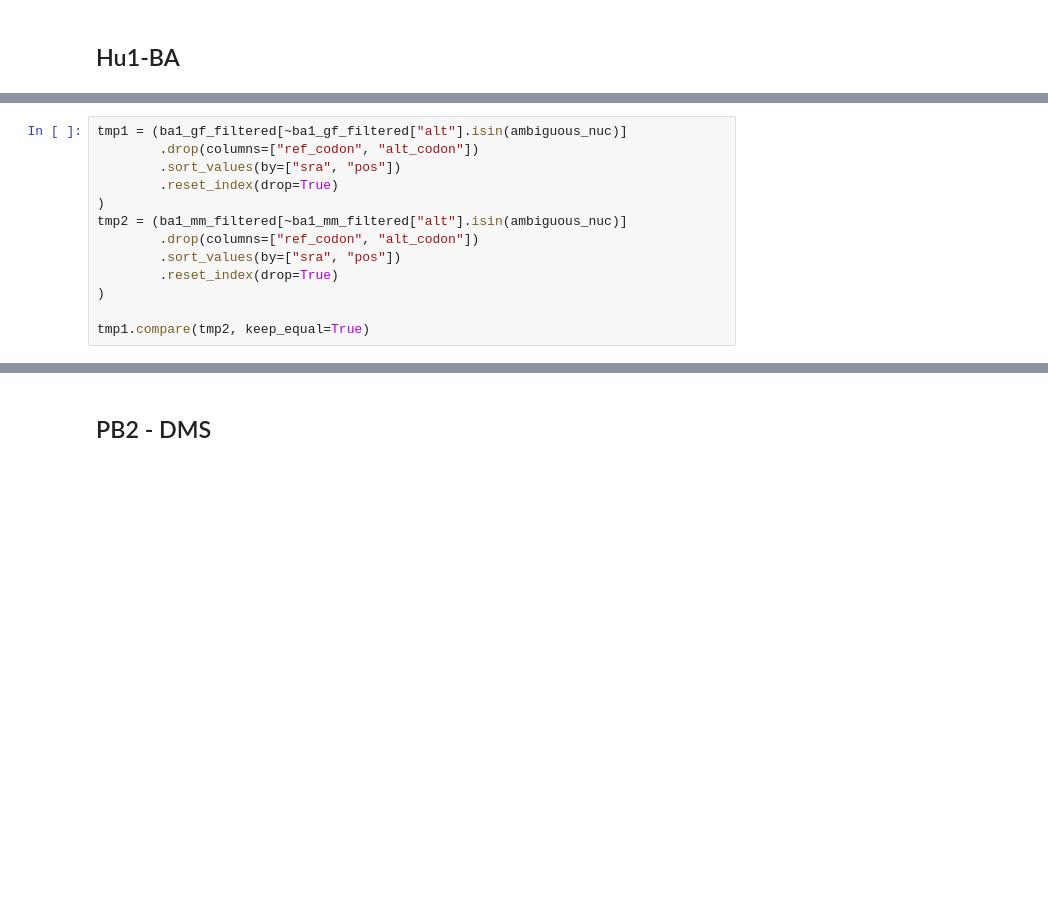
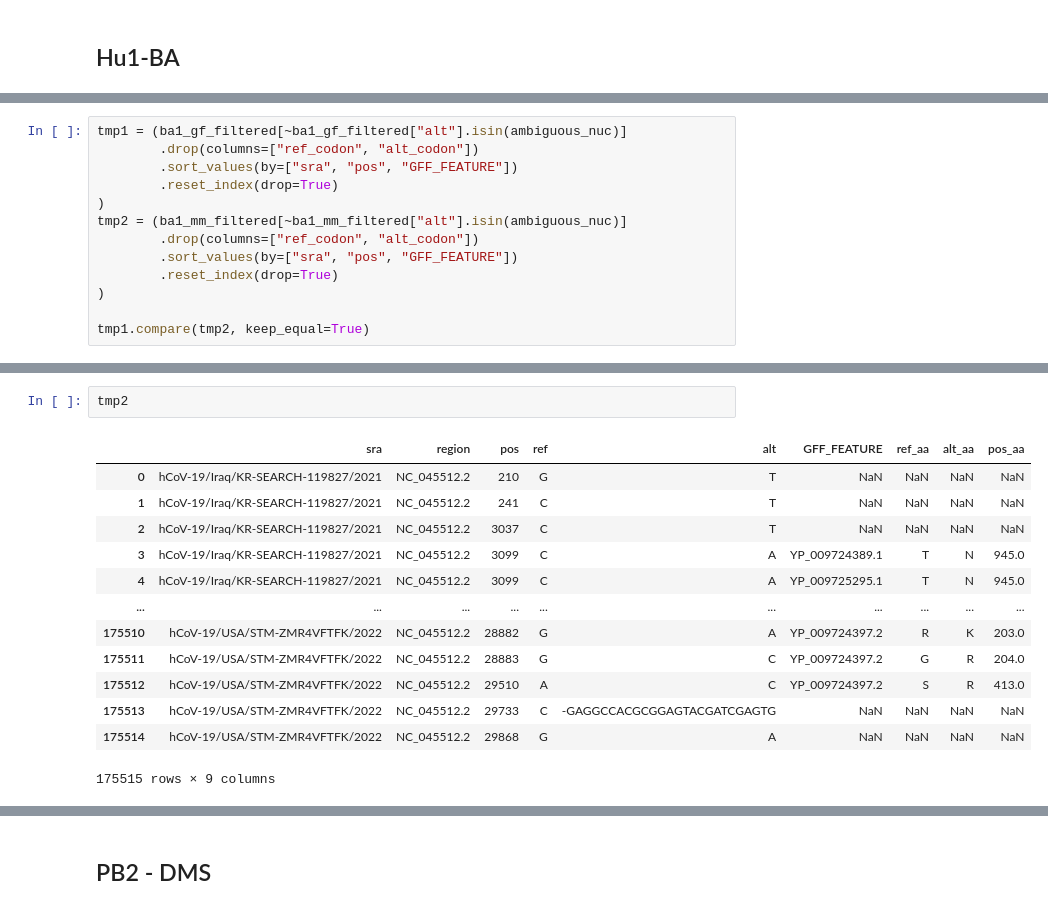
Before and after one commit to yutiachen5/bjorn_rep, a Jupyter notebook: output/sanity_check.ipynb, the cells around one changed output, grey strips where cells are left out. Cells and saved outputs as stored; diff of their text form; blank space fills up the shorter version.

```diff
--- a/output/sanity_check.ipynb
+++ b/output/sanity_check.ipynb
@@ -133,12 +125,12 @@ pos_mismatch.sort_values(by=["gap"], ascending=False)
 # %%
 tmp1 = (ba1_gf_filtered[~ba1_gf_filtered["alt"].isin(ambiguous_nuc)]
         .drop(columns=["ref_codon", "alt_codon"])
-        .sort_values(by=["sra", "pos"])
+        .sort_values(by=["sra", "pos", "GFF_FEATURE"])
         .reset_index(drop=True)
 )
 tmp2 = (ba1_mm_filtered[~ba1_mm_filtered["alt"].isin(ambiguous_nuc)]
         .drop(columns=["ref_codon", "alt_codon"])
-        .sort_values(by=["sra", "pos"])
+        .sort_values(by=["sra", "pos", "GFF_FEATURE"])
         .reset_index(drop=True)
 )
 
@@ -161,3 +147,19 @@ tmp1.compare(tmp2, keep_equal=True)
+# %%
+tmp2
+# %% [output]
+|  | sra | region | pos | ref | alt | GFF_FEATURE | ref_aa | alt_aa | pos_aa |
+| 0 | hCoV-19/Iraq/KR-SEARCH-119827/2021 | NC_045512.2 | 210 | G | T | NaN | NaN | NaN | NaN |
+| 1 | hCoV-19/Iraq/KR-SEARCH-119827/2021 | NC_045512.2 | 241 | C | T | NaN | NaN | NaN | NaN |
+| 2 | hCoV-19/Iraq/KR-SEARCH-119827/2021 | NC_045512.2 | 3037 | C | T | NaN | NaN | NaN | NaN |
+| 3 | hCoV-19/Iraq/KR-SEARCH-119827/2021 | NC_045512.2 | 3099 | C | A | YP_009724389.1 | T | N | 945.0 |
+| 4 | hCoV-19/Iraq/KR-SEARCH-119827/2021 | NC_045512.2 | 3099 | C | A | YP_009725295.1 | T | N | 945.0 |
+| ... | ... | ... | ... | ... | ... | ... | ... | ... | ... |
+| 175510 | hCoV-19/USA/STM-ZMR4VFTFK/2022 | NC_045512.2 | 28882 | G | A | YP_009724397.2 | R | K | 203.0 |
+| 175511 | hCoV-19/USA/STM-ZMR4VFTFK/2022 | NC_045512.2 | 28883 | G | C | YP_009724397.2 | G | R | 204.0 |
+| 175512 | hCoV-19/USA/STM-ZMR4VFTFK/2022 | NC_045512.2 | 29510 | A | C | YP_009724397.2 | S | R | 413.0 |
+| 175513 | hCoV-19/USA/STM-ZMR4VFTFK/2022 | NC_045512.2 | 29733 | C | -GAGGCCACGCGGAGTACGATCGAGTG | NaN | NaN | NaN | NaN |
+| 175514 | hCoV-19/USA/STM-ZMR4VFTFK/2022 | NC_045512.2 | 29868 | G | A | NaN | NaN | NaN | NaN |
+175515 rows × 9 columns
 # %%
 common_set = get_common_seqs(ba2_gf_dir+"alignment.fasta", hu1_mm_dir+"alignment.fasta")
 
```
Also changed, not shown: parts of 22 cells of this notebook, 7 other files.
